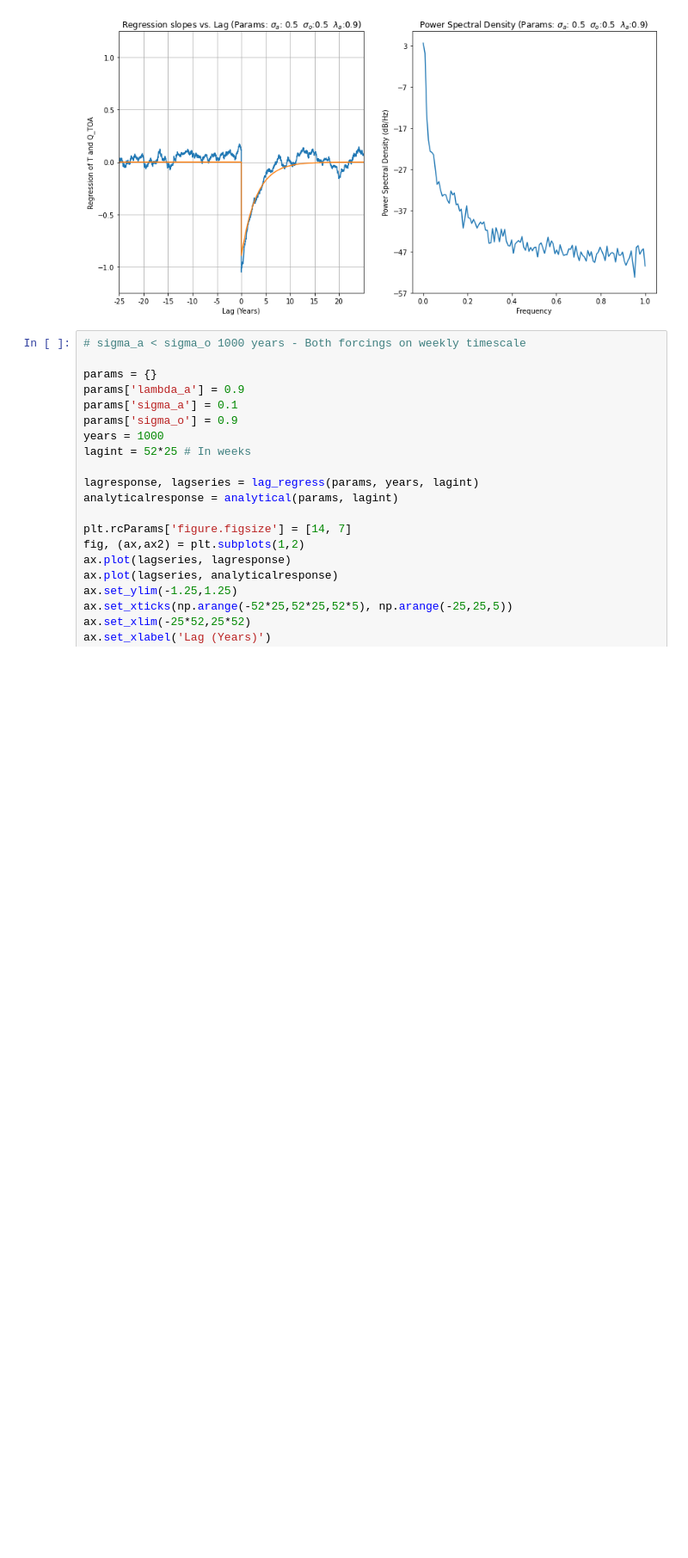
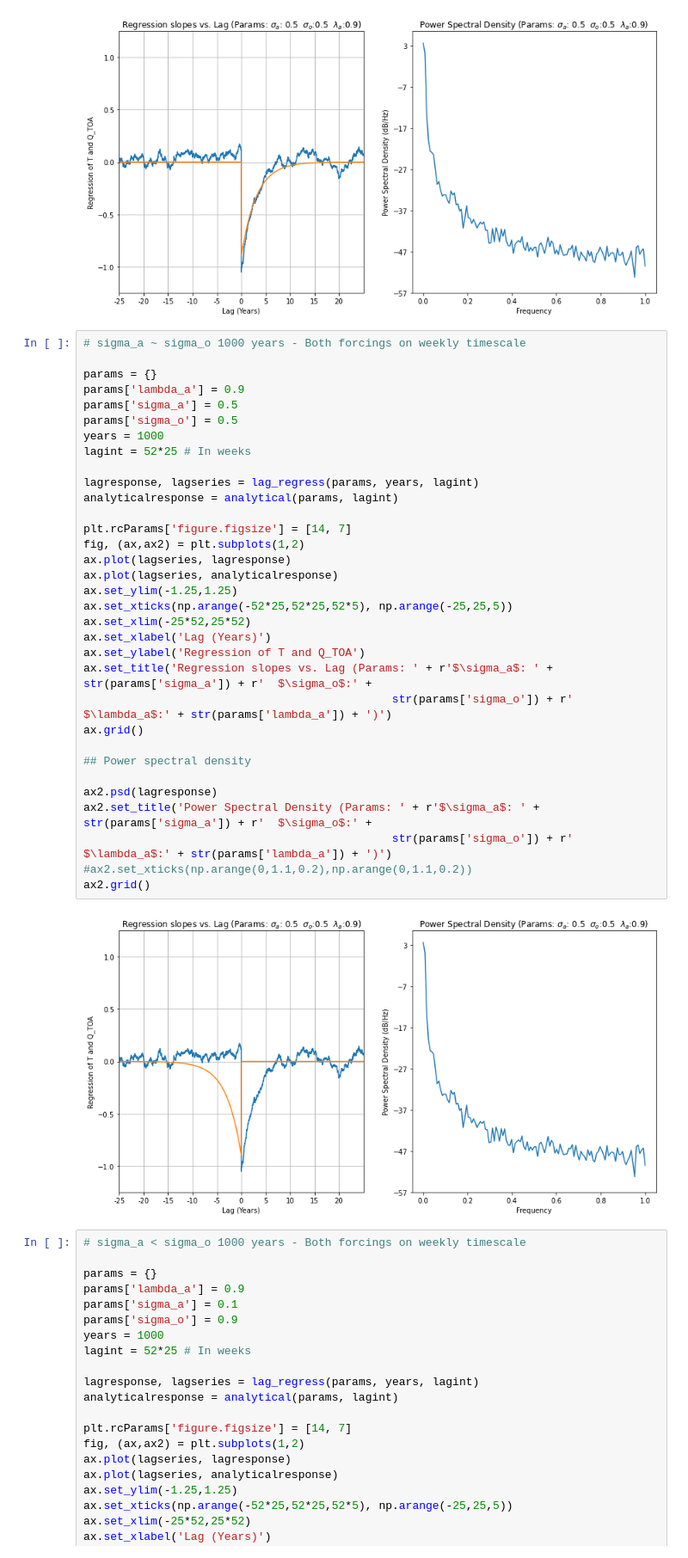
Before and after one commit to mailesasaki/cesmle_variability_analysis, a Jupyter notebook: models/whitenoisemodel.ipynb, the cells around one changed output. Shown at 86% size. Saved outputs shown, nothing was run; the diff lists cells and outputs as text; blank space fills up the shorter version.

```diff
--- a/models/whitenoisemodel.ipynb
+++ b/models/whitenoisemodel.ipynb
@@ -818,6 +818,41 @@ ax2.set_title('Power Spectral Density (Params: ' + r'$\sigma_a$: ' + str(params[
 ax2.grid()
 # %% [output]
 [figure]
+# %%
+# sigma_a ~ sigma_o 1000 years - Both forcings on weekly timescale
+
+params = {}
+params['lambda_a'] = 0.9
+params['sigma_a'] = 0.5
+params['sigma_o'] = 0.5
+years = 1000
+lagint = 52*25 # In weeks
+
+lagresponse, lagseries = lag_regress(params, years, lagint)
+analyticalresponse = analytical(params, lagint)
+
+plt.rcParams['figure.figsize'] = [14, 7]
+fig, (ax,ax2) = plt.subplots(1,2)
+ax.plot(lagseries, lagresponse)
+ax.plot(lagseries, analyticalresponse)
+ax.set_ylim(-1.25,1.25)
+ax.set_xticks(np.arange(-52*25,52*25,52*5), np.arange(-25,25,5))
+ax.set_xlim(-25*52,25*52)
+ax.set_xlabel('Lag (Years)')
+ax.set_ylabel('Regression of T and Q_TOA')
+ax.set_title('Regression slopes vs. Lag (Params: ' + r'$\sigma_a$: ' + str(params['sigma_a']) + r'  $\sigma_o$:' +
+                                              str(params['sigma_o']) + r'  $\lambda_a$:' + str(params['lambda_a']) + ')')
+ax.grid()
+
+## Power spectral density
+
+ax2.psd(lagresponse)
+ax2.set_title('Power Spectral Density (Params: ' + r'$\sigma_a$: ' + str(params['sigma_a']) + r'  $\sigma_o$:' +
+                                              str(params['sigma_o']) + r'  $\lambda_a$:' + str(params['lambda_a']) + ')')
+#ax2.set_xticks(np.arange(0,1.1,0.2),np.arange(0,1.1,0.2))
+ax2.grid()
+# %% [output]
+[figure, added]
 # %%
 # sigma_a < sigma_o 1000 years - Both forcings on weekly timescale
 
```
Also changed, not shown: parts of 1 cell of this notebook, 1 other file.
